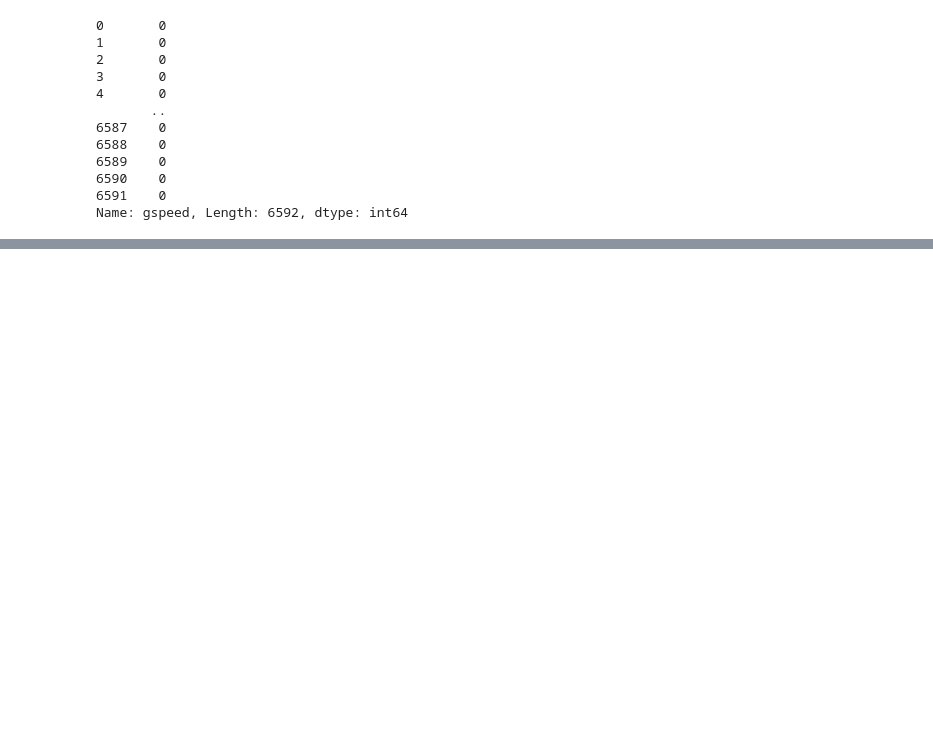
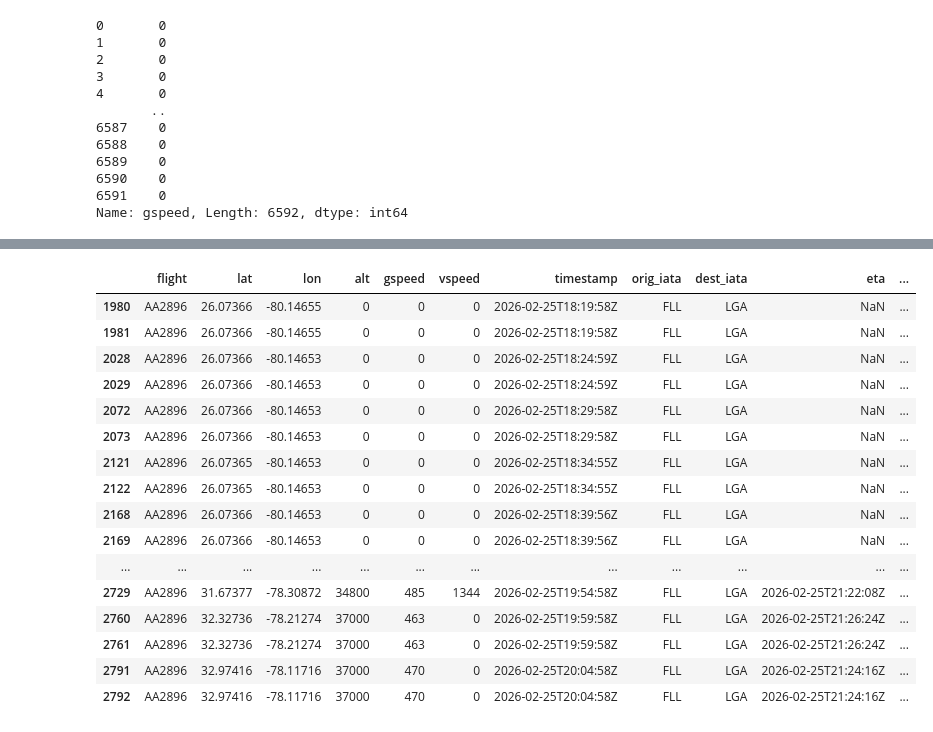
Before and after one commit to lorenzo-marranini/SkyGraphProject, a Jupyter notebook: python/data-exploration.ipynb, the cells around one changed output, grey strips where cells are left out. Drawn from its saved outputs; the diff is of its cells as text; code cells hidden in the pictures; blank space fills up the shorter version.

Commit message:
added live flights support

```diff
--- a/python/data-exploration.ipynb
+++ b/python/data-exploration.ipynb
@@ -591,0 +718,9 @@ Name: gspeed, Length: 6592, dtype: int64
+# %%
+logs = logs.merge(
+    target_flights[['flight', 'ORIGIN_AIRPORT', 'DESTINATION_AIRPORT', 'FLIGHT_KEY']],
+    left_on=['flight', 'orig_iata', 'dest_iata'],
+    right_on=['flight', 'ORIGIN_AIRPORT', 'DESTINATION_AIRPORT'],
+    how='left'
+)
+# %%
+logs.drop(['ORIGIN_AIRPORT', 'DESTINATION_AIRPORT'], axis=1, inplace=True)
@@ -591,0 +742,4 @@ Name: gspeed, Length: 6592, dtype: int64
+# %%
+logs.rename(columns={'FLIGHT_KEY': 'flight_key'}, inplace=True)
+mask = ~logs.apply(lambda row: row['orig_iata'].startswith(str(row['flight_key'])[:3]), axis=1)
+logs_filtered = logs[mask]
@@ -591,0 +804,27 @@ Name: gspeed, Length: 6592, dtype: int64
+# %%
+# Trova i flight che hanno più di un orig_iata
+flights_multi_orig = logs.groupby('flight')['orig_iata'].nunique()
+flights_multi_orig = flights_multi_orig[flights_multi_orig > 1].index
+
+# Seleziona tutte le righe corrispondenti
+logs_problematic = logs[logs['flight'].isin(flights_multi_orig)]
+# %%
+logs_problematic.query("flight == 'AA2896' and orig_iata == 'FLL'")
+# %% [output]
+|  | flight | lat | lon | alt | gspeed | vspeed | timestamp | orig_iata | dest_iata | eta | ... |
+| 1980 | AA2896 | 26.07366 | -80.14655 | 0 | 0 | 0 | 2026-02-25T18:19:58Z | FLL | LGA | NaN | ... |
+| 1981 | AA2896 | 26.07366 | -80.14655 | 0 | 0 | 0 | 2026-02-25T18:19:58Z | FLL | LGA | NaN | ... |
+| 2028 | AA2896 | 26.07366 | -80.14653 | 0 | 0 | 0 | 2026-02-25T18:24:59Z | FLL | LGA | NaN | ... |
+| 2029 | AA2896 | 26.07366 | -80.14653 | 0 | 0 | 0 | 2026-02-25T18:24:59Z | FLL | LGA | NaN | ... |
+| 2072 | AA2896 | 26.07366 | -80.14653 | 0 | 0 | 0 | 2026-02-25T18:29:58Z | FLL | LGA | NaN | ... |
+| 2073 | AA2896 | 26.07366 | -80.14653 | 0 | 0 | 0 | 2026-02-25T18:29:58Z | FLL | LGA | NaN | ... |
+| 2121 | AA2896 | 26.07365 | -80.14653 | 0 | 0 | 0 | 2026-02-25T18:34:55Z | FLL | LGA | NaN | ... |
+| 2122 | AA2896 | 26.07365 | -80.14653 | 0 | 0 | 0 | 2026-02-25T18:34:55Z | FLL | LGA | NaN | ... |
+| 2168 | AA2896 | 26.07366 | -80.14653 | 0 | 0 | 0 | 2026-02-25T18:39:56Z | FLL | LGA | NaN | ... |
+| 2169 | AA2896 | 26.07366 | -80.14653 | 0 | 0 | 0 | 2026-02-25T18:39:56Z | FLL | LGA | NaN | ... |
+| ... | ... | ... | ... | ... | ... | ... | ... | ... | ... | ... | ... |
+| 2729 | AA2896 | 31.67377 | -78.30872 | 34800 | 485 | 1344 | 2026-02-25T19:54:58Z | FLL | LGA | 2026-02-25T21:22:08Z | ... |
+| 2760 | AA2896 | 32.32736 | -78.21274 | 37000 | 463 | 0 | 2026-02-25T19:59:58Z | FLL | LGA | 2026-02-25T21:26:24Z | ... |
+| 2761 | AA2896 | 32.32736 | -78.21274 | 37000 | 463 | 0 | 2026-02-25T19:59:58Z | FLL | LGA | 2026-02-25T21:26:24Z | ... |
+| 2791 | AA2896 | 32.97416 | -78.11716 | 37000 | 470 | 0 | 2026-02-25T20:04:58Z | FLL | LGA | 2026-02-25T21:24:16Z | ... |
+| 2792 | AA2896 | 32.97416 | -78.11716 | 37000 | 470 | 0 | 2026-02-25T20:04:58Z | FLL | LGA | 2026-02-25T21:24:16Z | ... |
```
Also changed, not shown: parts of 22 cells of this notebook, 8 other files.
